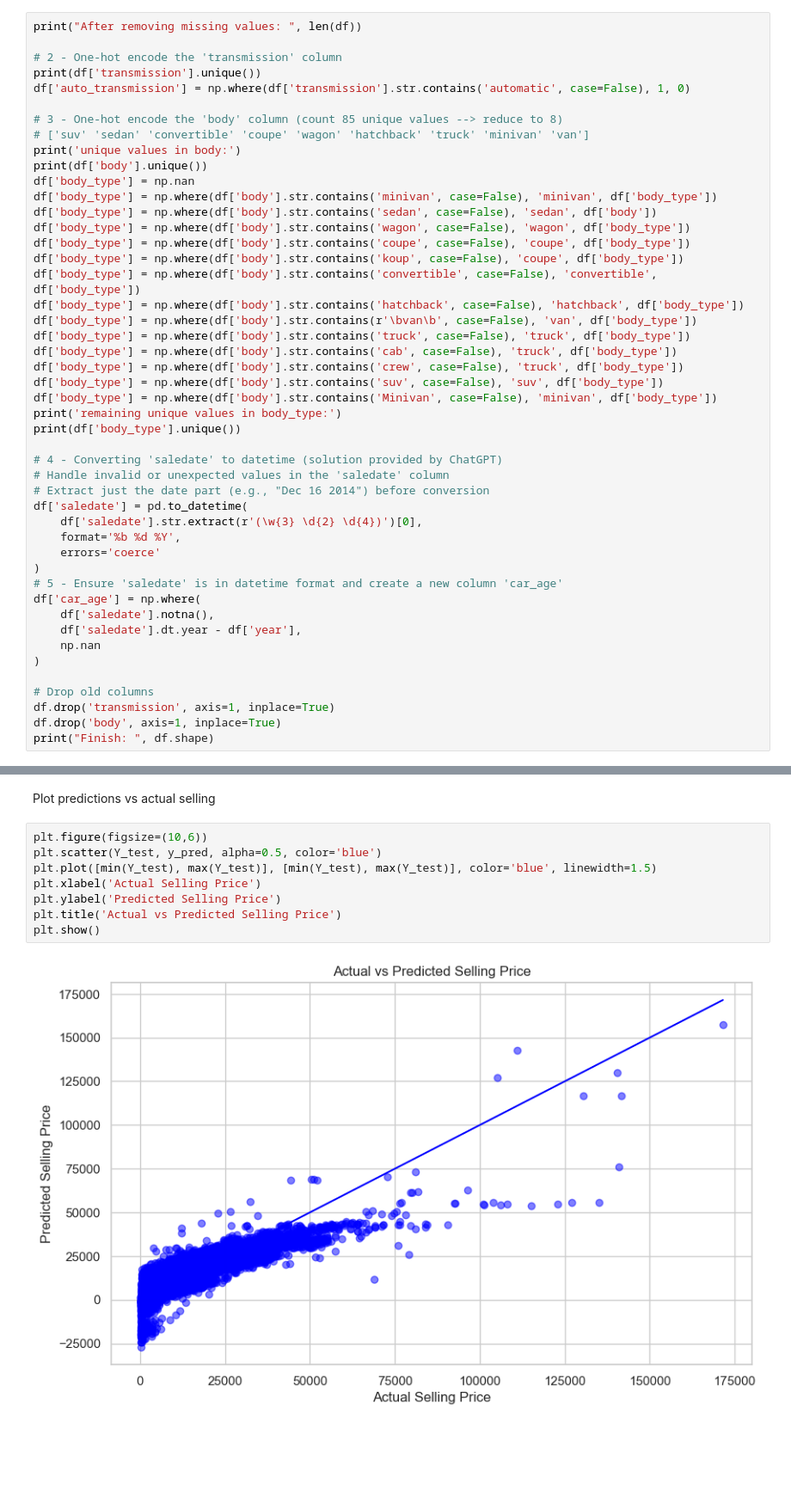
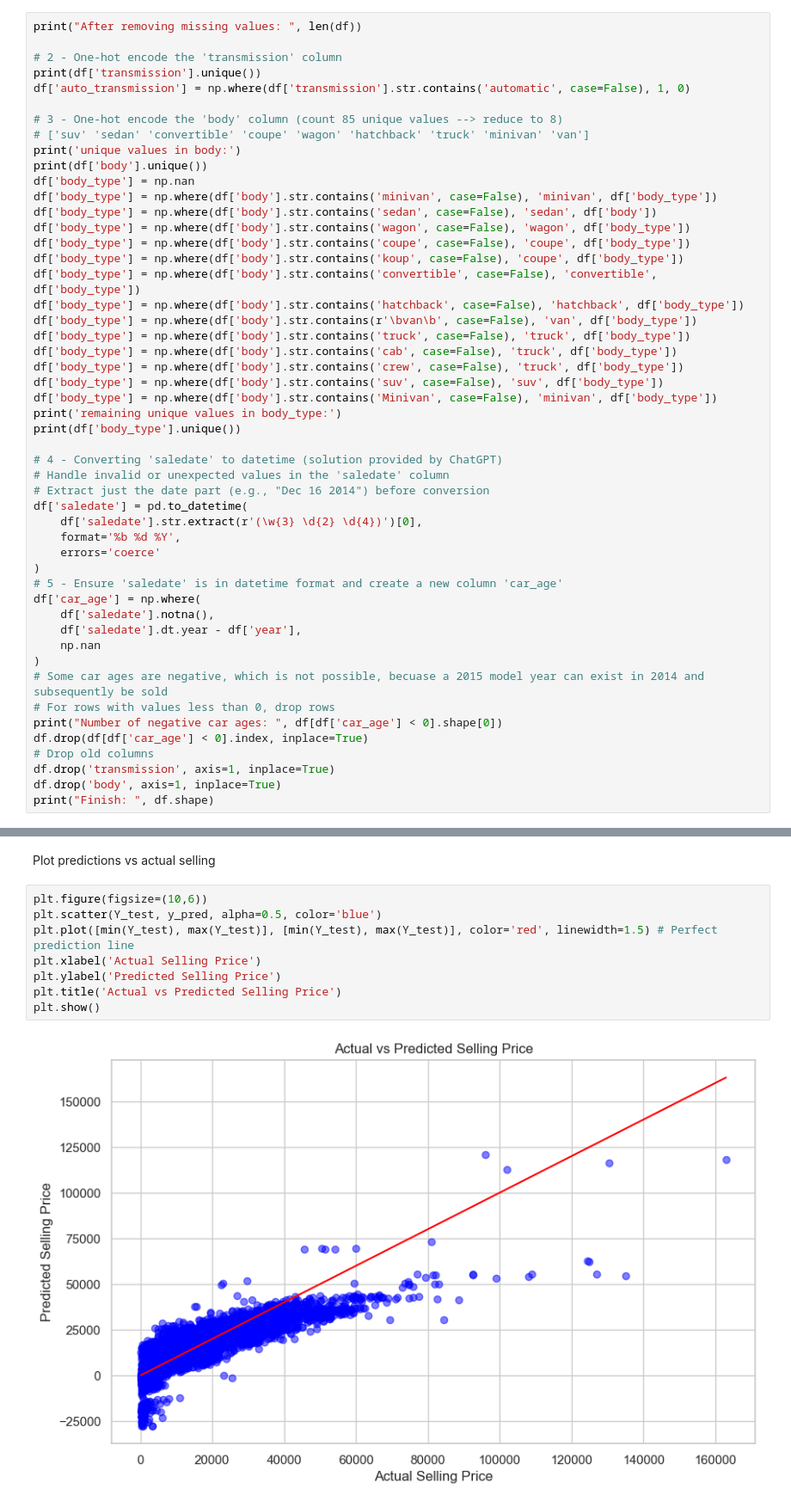
Before and after one commit to skyrez18/ds3870_final_project, a Jupyter notebook: code.ipynb, the cells around one changed output, grey strips where cells are left out. Shown at 86% size. Saved outputs shown, nothing was run; the diff lists cells and outputs as text; blank space fills up the shorter version.

Commit message:
preventing negative car age

```diff
--- a/code.ipynb
+++ b/code.ipynb
@@ -171,7 +171,10 @@ df['car_age'] = np.where(
     df['saledate'].dt.year - df['year'],
     np.nan
 )
-
+# Some car ages are negative, which is not possible, becuase a 2015 model year can exist in 2014 and subsequently be sold
+# For rows with values less than 0, drop rows
+print("Number of negative car ages: ", df[df['car_age'] < 0].shape[0])
+df.drop(df[df['car_age'] < 0].index, inplace=True)
 # Drop old columns
 df.drop('transmission', axis=1, inplace=True)
 df.drop('body', axis=1, inplace=True)
@@ -279,10 +278,10 @@ Plot predictions vs actual selling
 # %%
 plt.figure(figsize=(10,6))
 plt.scatter(Y_test, y_pred, alpha=0.5, color='blue')
-plt.plot([min(Y_test), max(Y_test)], [min(Y_test), max(Y_test)], color='blue', linewidth=1.5)
+plt.plot([min(Y_test), max(Y_test)], [min(Y_test), max(Y_test)], color='red', linewidth=1.5) # Perfect prediction line
 plt.xlabel('Actual Selling Price')
 plt.ylabel('Predicted Selling Price')
 plt.title('Actual vs Predicted Selling Price')
 plt.show()
 # %% [output]
-[figure, old version]
+[figure, new version]
```
Also changed, not shown: parts of 3 cells of this notebook.
